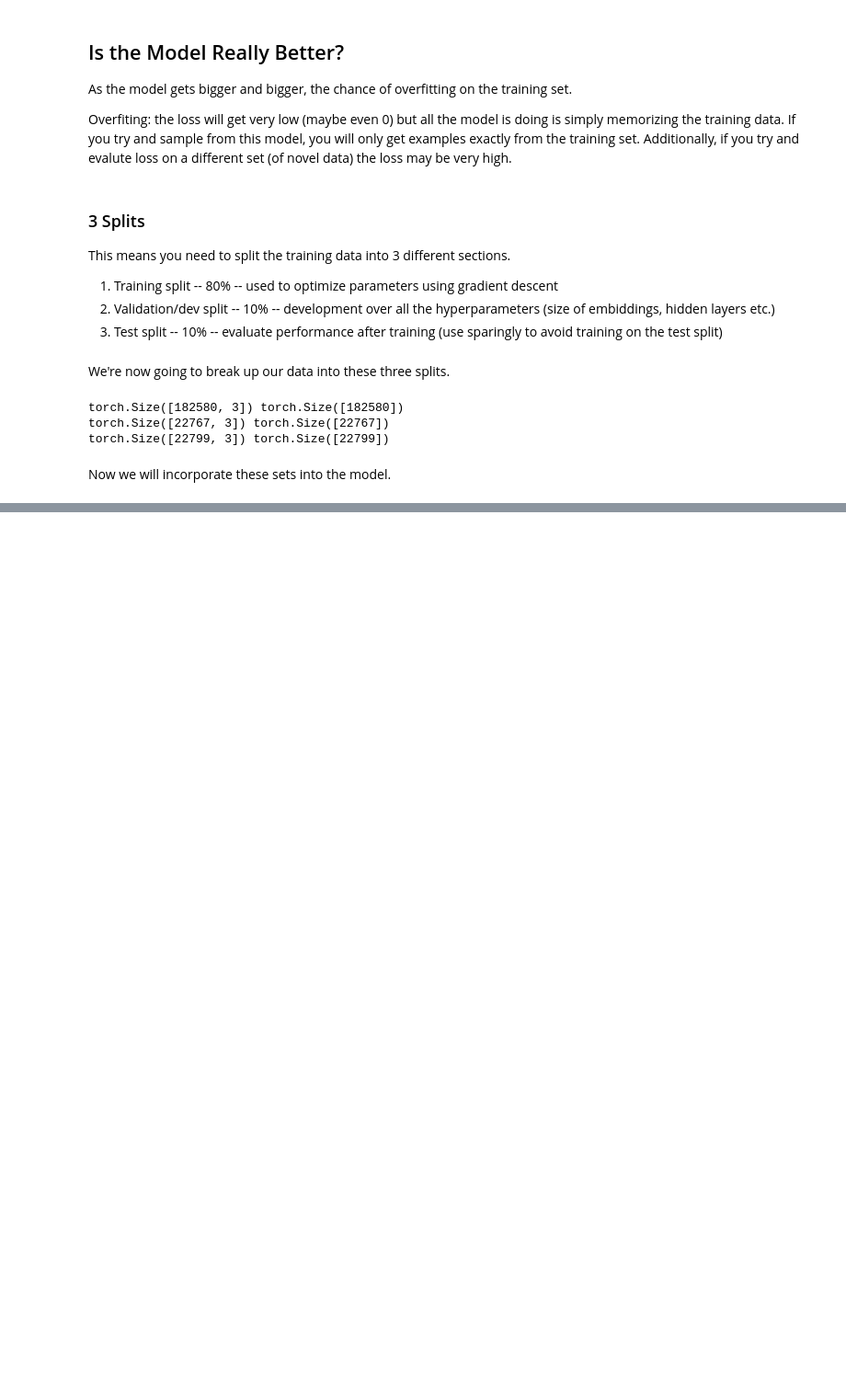
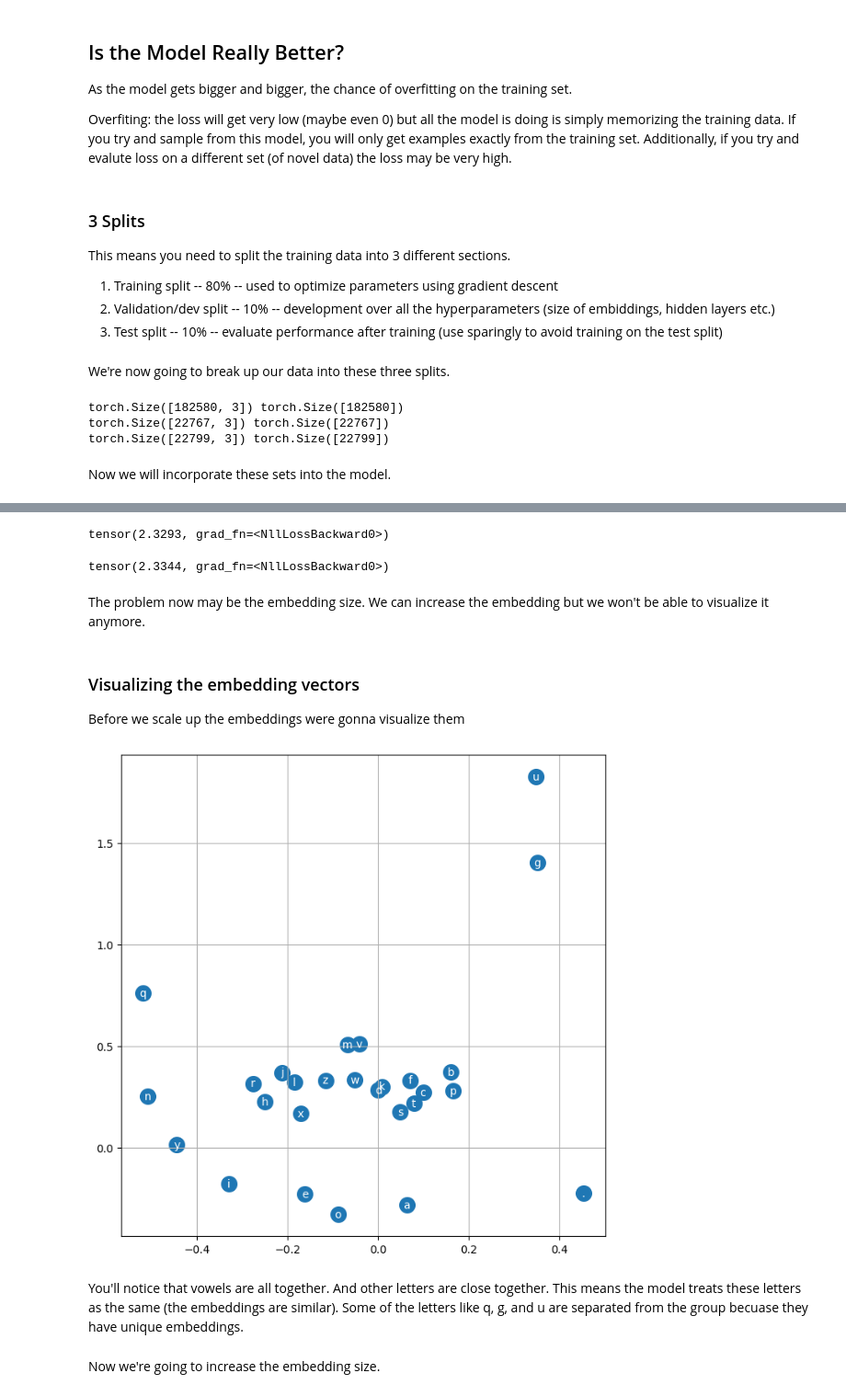
Before and after one commit to bkinaan/nn-karpathy, a Jupyter notebook: building_makemore/makemore1.ipynb, the cells around one changed output, grey strips where cells are left out. Shown at 92% size. Saved outputs shown, nothing was run; the diff lists cells and outputs as text; code cells hidden in the pictures; blank space fills up the shorter version.

Commit message:
optimized the model and sampled from it

```diff
--- a/building_makemore/makemore1.ipynb
+++ b/building_makemore/makemore1.ipynb
@@ -502,0 +568,36 @@ for i in range(1000):
+# %%
+# evaluate on training
+emb = C[Xtr]
+h = torch.tanh(emb.view(-1, 6) @ W1 + b1)
+logits = h @ W2 + b2
+loss = F.cross_entropy(logits, Ytr)
+loss
+# %% [output]
+tensor(2.3293, grad_fn=<NllLossBackward0>)
+# %%
+# evaluate on dev
+emb = C[Xdev]
+h = torch.tanh(emb.view(-1, 6) @ W1 + b1)
+logits = h @ W2 + b2
+loss = F.cross_entropy(logits, Ydev)
+loss
+# %% [output]
+tensor(2.3344, grad_fn=<NllLossBackward0>)
+# %% [markdown]
+The problem now may be the embedding size. We can increase the embedding but we won't be able to visualize it anymore.
+# %% [markdown]
+### Visualizing the embedding vectors
+
+Before we scale up the embeddings were gonna visualize them
+# %%
+plt.figure(figsize=(8,8))
+plt.scatter(C[:,0].data, C[:,1].data, s=200)
+for i in range(C.shape[0]):
+    plt.text(C[i,0].item(), C[i,1].item(), itos[i], ha="center", va="center", color="white")
+plt.grid('minor')
+# %% [output]
+[figure, added]
+# %% [markdown]
+You'll notice that vowels are all together. And other letters are close together. This means the model treats these letters as the same (the embeddings are similar). Some of the letters like q, g, and u are separated from the group becuase they have unique embeddings.
+# %% [markdown]
+Now we're going to increase the embedding size.
```
Also changed, not shown: parts of 29 cells of this notebook.
